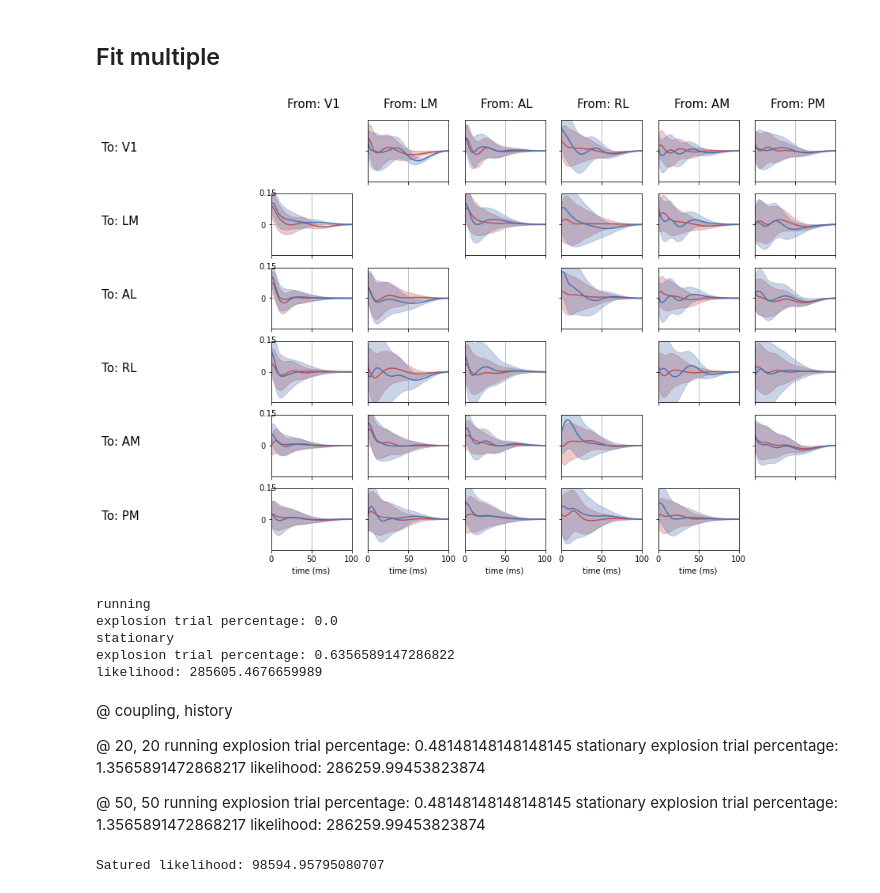
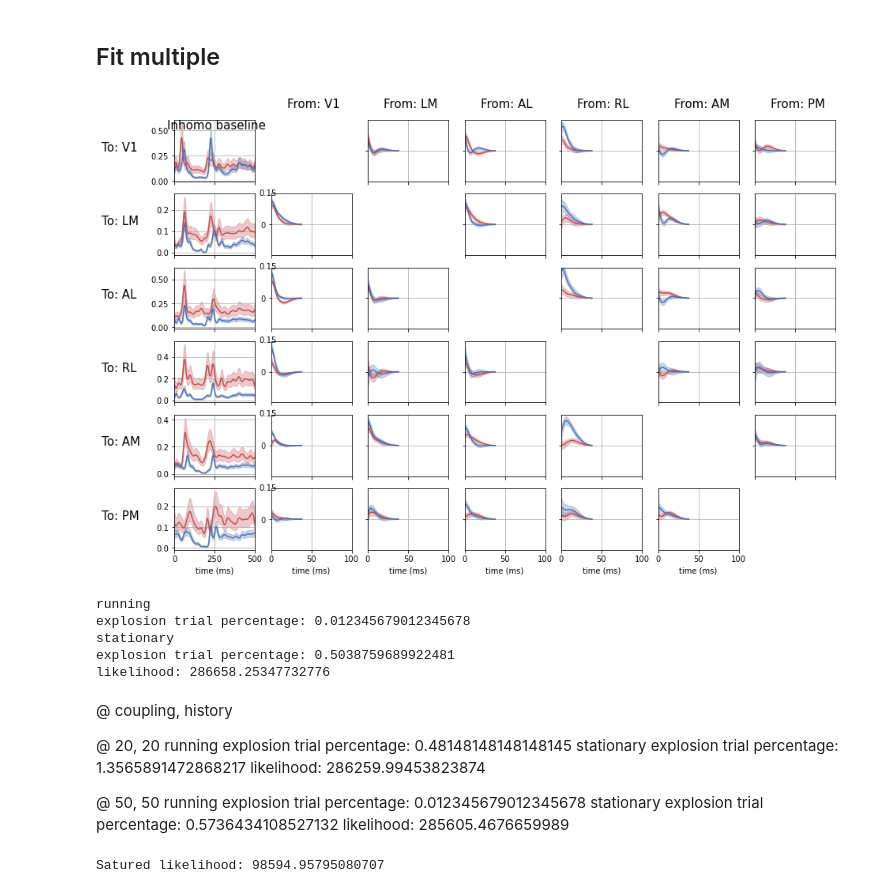
Before and after one commit to Qi-Xin/MultiNeuronGLM, a Jupyter notebook: check a bunch of details.ipynb, the cells around one changed output. Cells and saved outputs as stored; diff of their text form; code cells hidden in the pictures.

```diff
--- a/check a bunch of details.ipynb
+++ b/check a bunch of details.ipynb
@@ -57,8 +57,8 @@ tau = 10
 order = 2
 num_basis_baseline = 30
 max_iter = 10
-coupling_filter_params = {'peaks_max':50, 'num':6, 'nonlinear':0.3}
-self_coupling_filter_params = {'peaks_max':50, 'num':6, 'nonlinear':0.3}
+coupling_filter_params = {'peaks_max':10, 'num':3, 'nonlinear':0.5}
+self_coupling_filter_params = {'peaks_max':10, 'num':3, 'nonlinear':0.5}
 
 ################ No need to change below
 probe_list = V1.selected_probes
@@ -122,10 +122,10 @@ for i, target_probe in tqdm(enumerate(probe_list)):
         stationary_filter[i,j] = filter_list[k]
         k += 1
 # %%
-GLM.plot_filter_with_excursion(V1, stationary_filter, running_filter, inference=False, plot_baseline=False,
+GLM.plot_filter_with_excursion(V1, stationary_filter, running_filter, inference=False, plot_baseline=True,
                               plot_self=False)
 # %% [output]
-[figure, old version]
+[figure, new version]
 # %%
 MAX_FIRING_RATE = 3.5
 # MAX_FIRING_RATE = np.log(np.array([0.70520469, 0.29707425, 1.10850376, 0.56863778, 1.64858215, -0.24620009])+0.3)
@@ -277,10 +277,10 @@ total_nll = sum([running_model_list[i].aic for i in range(6)]) + sum([stationary
 print(f"likelihood: {total_nll}")
 # %% [output]
 running
-explosion trial percentage: 0.0
+explosion trial percentage: 0.012345679012345678
 stationary
-explosion trial percentage: 0.6356589147286822
-likelihood: 285605.4676659989
+explosion trial percentage: 0.5038759689922481
+likelihood: 286658.25347732776
 # %% [markdown]
 @ coupling, history
 
@@ -293,10 +293,10 @@ likelihood: 286259.99453823874
 
 @ 50, 50
 running
-explosion trial percentage: 0.48148148148148145
+explosion trial percentage: 0.012345679012345678
 stationary
-explosion trial percentage: 1.3565891472868217
-likelihood: 286259.99453823874
+explosion trial percentage: 0.5736434108527132
+likelihood: 285605.4676659989
 # %%
 # Satured model
 total_nll = 0
```
Also changed, not shown: parts of 8 cells of this notebook, 1 other file.
